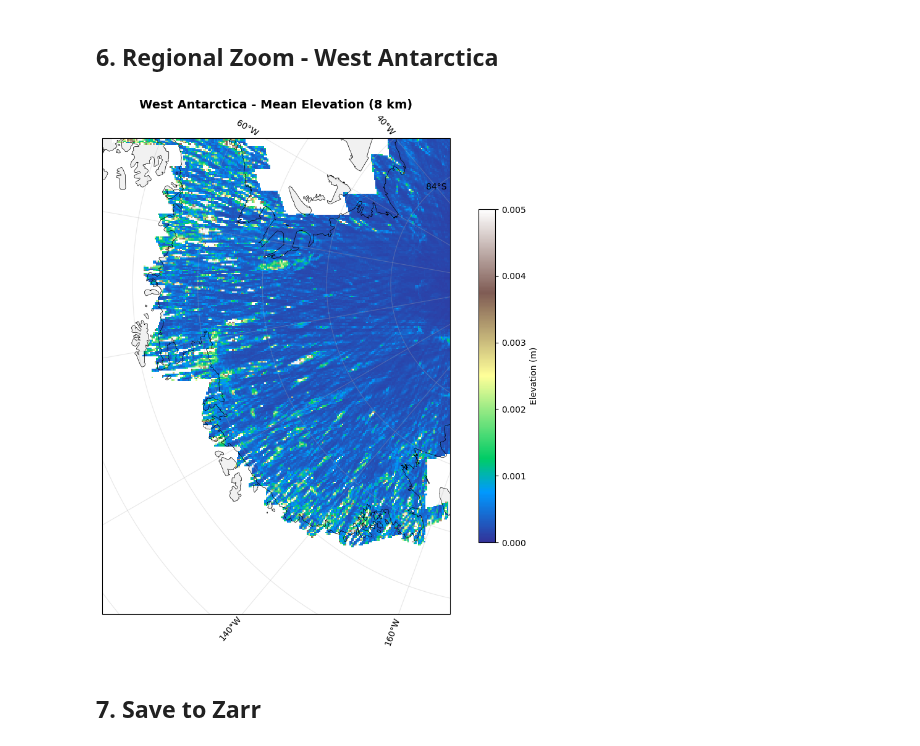
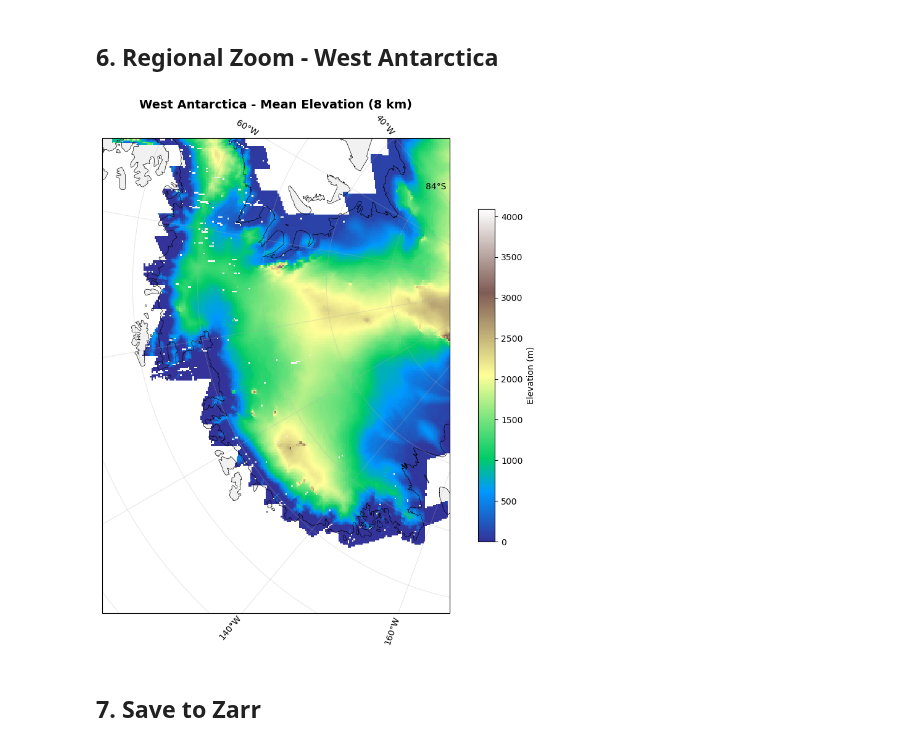
Before and after one commit to englacial/zagg, a Jupyter notebook: notebooks/rasterized_zarr.ipynb, the cells around one changed output. Saved outputs shown, nothing was run; the diff lists cells and outputs as text; code cells hidden in the pictures.

Commit message:
updated notebooks / plots

```diff
--- a/notebooks/rasterized_zarr.ipynb
+++ b/notebooks/rasterized_zarr.ipynb
@@ -319,21 +319,21 @@ Wall time: 2.26 s
 # %%
 proj = ccrs.SouthPolarStereo()
 fig, ax = plt.subplots(figsize=(12, 10), subplot_kw={"projection": proj})
 ax.coastlines(resolution="10m", linewidth=0.5)
 ax.add_feature(cfeature.LAND, facecolor="lightgray", alpha=0.3)
 ax.gridlines(draw_labels=True, alpha=0.3)
 ax.set_extent([-140, -70, -85, -70], crs=ccrs.PlateCarree())
 
-d = ds_out["h_sigma"].values.copy()
+d = ds_out["h_mean"].values.copy()
 d[ds_out["count"].values == 0] = np.nan
 im = ax.imshow(d, origin="lower", extent=[x_min, x_max, y_min, y_max],
-               transform=proj, cmap="terrain", vmin=0, vmax=.005,
+               transform=proj, cmap="terrain", vmin=0, #vmax=.005,
                interpolation="nearest")
 plt.colorbar(im, ax=ax, label="Elevation (m)", shrink=0.7)
 ax.set_title("West Antarctica - Mean Elevation (8 km)", fontsize=14, weight="bold")
 plt.show()
 # %% [output]
-[figure, old version]
+[figure, new version]
 # %% [markdown]
 ## 7. Save to Zarr
 # %%
```
Also changed, not shown: parts of 8 cells of this notebook, 1 other file.
